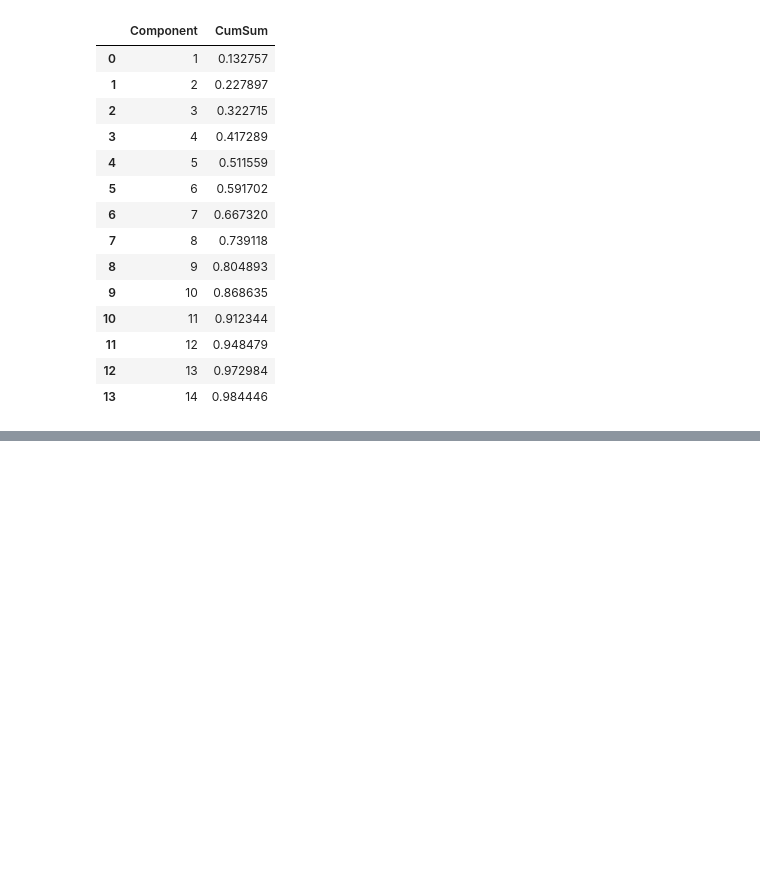
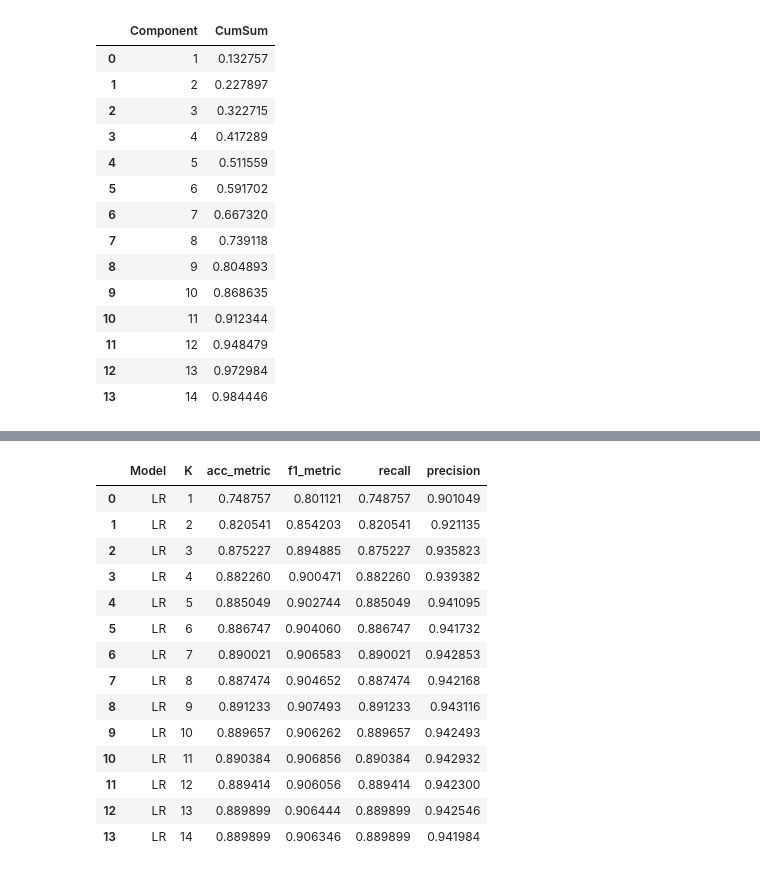
Before and after one commit to MaukanMir/Diabetes-Classification-, a Jupyter notebook: training.ipynb, the cells around one changed output, grey strips where cells are left out. Cells and saved outputs as stored; diff of their text form; code cells hidden in the pictures; blank space fills up the shorter version.

```diff
--- a/training.ipynb
+++ b/training.ipynb
@@ -573,0 +748,19 @@ pca_analysis(X, preprocessor)
+# %%
+metric = f_classif
+test_kbest_columns(preprocessor, X, y, sample_model, models, model_name[0], metric)
+# %% [output]
+|  | Model | K | acc_metric | f1_metric | recall | precision |
+| 0 | LR | 1 | 0.748757 | 0.801121 | 0.748757 | 0.901049 |
+| 1 | LR | 2 | 0.820541 | 0.854203 | 0.820541 | 0.921135 |
+| 2 | LR | 3 | 0.875227 | 0.894885 | 0.875227 | 0.935823 |
+| 3 | LR | 4 | 0.882260 | 0.900471 | 0.882260 | 0.939382 |
+| 4 | LR | 5 | 0.885049 | 0.902744 | 0.885049 | 0.941095 |
+| 5 | LR | 6 | 0.886747 | 0.904060 | 0.886747 | 0.941732 |
+| 6 | LR | 7 | 0.890021 | 0.906583 | 0.890021 | 0.942853 |
+| 7 | LR | 8 | 0.887474 | 0.904652 | 0.887474 | 0.942168 |
+| 8 | LR | 9 | 0.891233 | 0.907493 | 0.891233 | 0.943116 |
+| 9 | LR | 10 | 0.889657 | 0.906262 | 0.889657 | 0.942493 |
+| 10 | LR | 11 | 0.890384 | 0.906856 | 0.890384 | 0.942932 |
+| 11 | LR | 12 | 0.889414 | 0.906056 | 0.889414 | 0.942300 |
+| 12 | LR | 13 | 0.889899 | 0.906444 | 0.889899 | 0.942546 |
+| 13 | LR | 14 | 0.889899 | 0.906346 | 0.889899 | 0.941984 |
```
Also changed, not shown: parts of 7 cells of this notebook.
